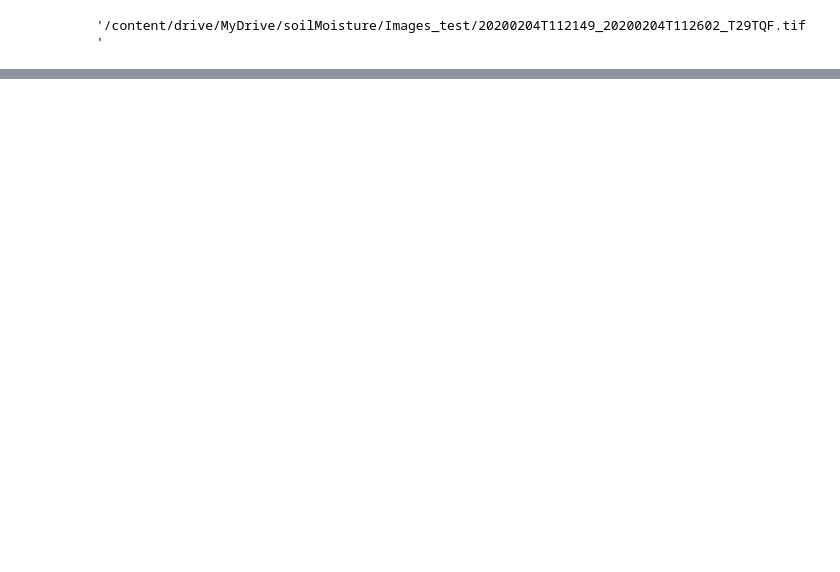
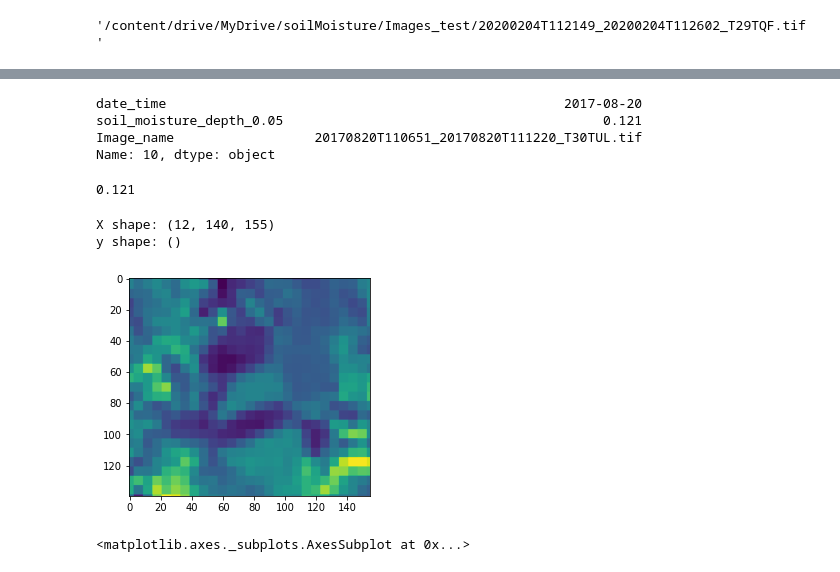
Before and after one commit to Jouhafa/Soil-Mositure-prediction, a Jupyter notebook: Data_processing/Data_processing.ipynb, the cells around one changed output, grey strips where cells are left out. Drawn from its saved outputs; the diff is of its cells as text; code cells hidden in the pictures; blank space fills up the shorter version.

```diff
--- a/Data_processing/Data_processing.ipynb
+++ b/Data_processing/Data_processing.ipynb
@@ -205,0 +194,20 @@ df_bands.to_csv ('Dataset_bands&indexes.csv', header=True, index=False)
+# %%
+df.iloc[10]
+# %% [output]
+date_time                                                   2017-08-20
+soil_moisture_depth_0.05                                         0.121
+Image_name                  20170820T110651_20170820T111220_T30TUL.tif
+Name: 10, dtype: object
+# %%
+df['soil_moisture_depth_0.05'].iloc[10]
+# %% [output]
+0.121
+# %%
+path =  '/content/drive/MyDrive/Senti_Images-2017to2020_newArea/' + df['Image_name'].iloc[10]
+X = tif_to_matrix(path)
+X = normalize(X)
+y = df['soil_moisture_depth_0.05'].iloc[10]
+print(f"X shape: {X.shape}\ny shape: {y.shape}")
+# %% [output]
+X shape: (12, 140, 155)
+y shape: ()
@@ -205,0 +218,5 @@ df_bands.to_csv ('Dataset_bands&indexes.csv', header=True, index=False)
+# %%
+show(X[0,:,])
+# %% [output]
+[figure, added]
+<matplotlib.axes._subplots.AxesSubplot at 0x...>
```
Also changed, not shown: parts of 39 cells of this notebook.
